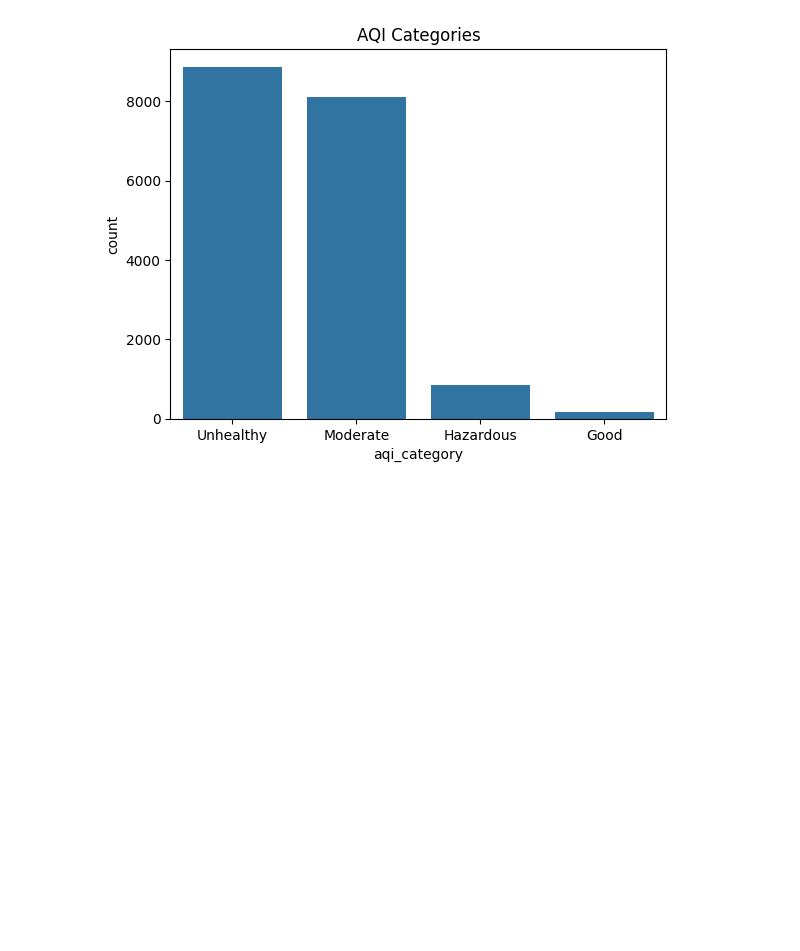
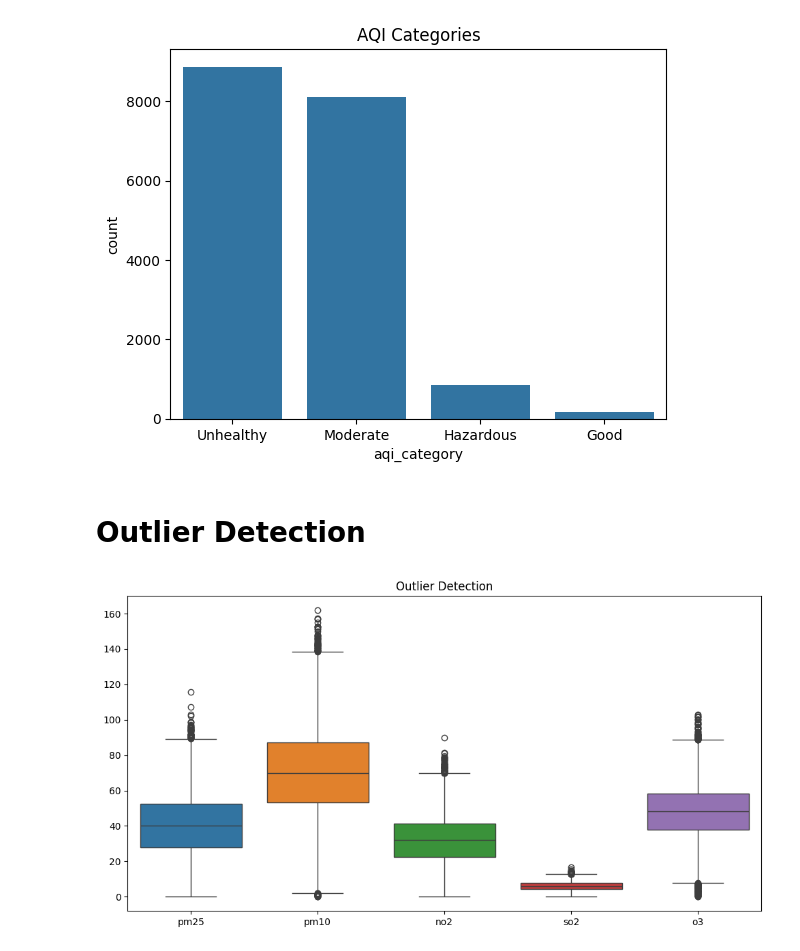
Before and after one commit to Vanshaj14Mohan/AirPulse-AI, a Jupyter notebook: Files/notebooks/eda.ipynb, the cells around one changed output. Saved outputs shown, nothing was run; the diff lists cells and outputs as text; code cells hidden in the pictures; blank space fills up the shorter version.

```diff
--- a/Files/notebooks/eda.ipynb
+++ b/Files/notebooks/eda.ipynb
@@ -480,3 +480,14 @@ plt.title("AQI Categories")
 plt.show()
 # %% [output]
 [figure]
+# %% [markdown]
+# Outlier Detection
+# %%
+plt.figure(figsize=(12,6))
+
+sns.boxplot(data=df[['pm25', 'pm10', 'no2', 'so2', 'o3']])
+
+plt.title("Outlier Detection")
+plt.show()
+# %% [output]
+[figure, added]
```
Also changed, not shown: parts of 1 cell of this notebook.
